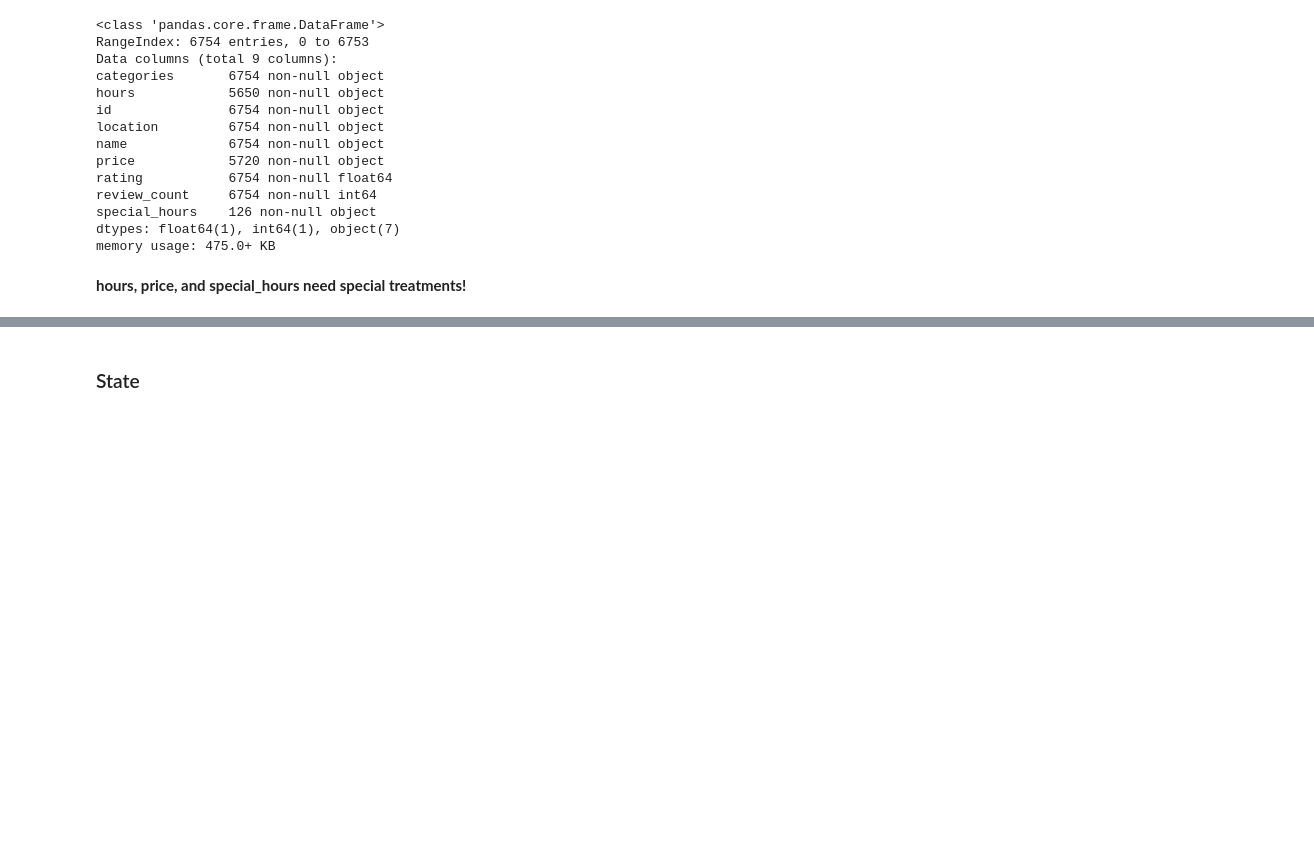
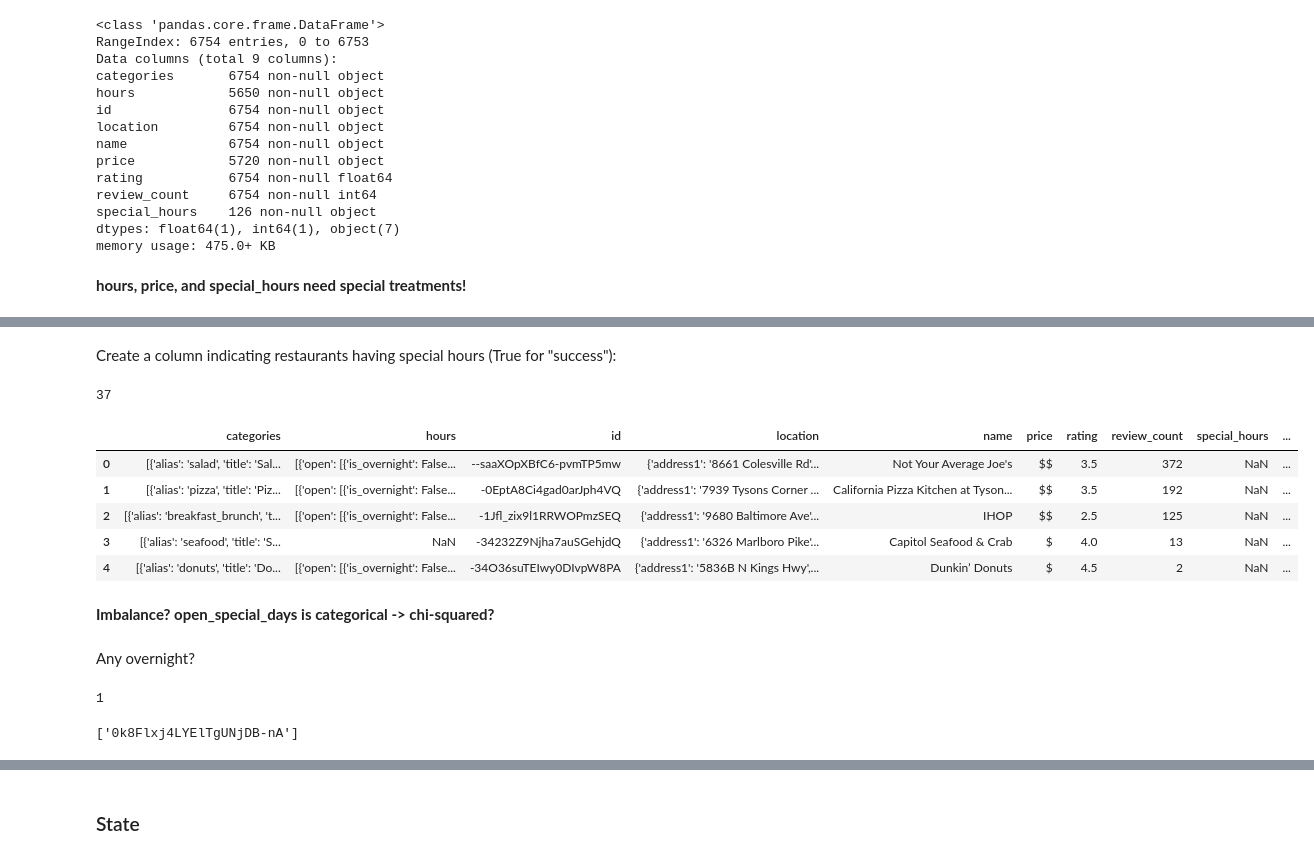
Before and after one commit to mzhou356/Mod3-Project, a Jupyter notebook: Data_Cleaning_for_Cuisines_and_Hours.ipynb, the cells around one changed output, grey strips where cells are left out. Drawn from its saved outputs; the diff is of its cells as text; code cells hidden in the pictures; blank space fills up the shorter version.

```diff
--- a/Data_Cleaning_for_Cuisines_and_Hours.ipynb
+++ b/Data_Cleaning_for_Cuisines_and_Hours.ipynb
@@ -86,0 +164,7 @@ memory usage: 475.0+ KB
+# %%
+test1 = []
+for row in range(len(hours)):
+    if hours.iloc[row].hours[0]["hours_type"] != "REGULAR":
+        test1.append(hours.iloc[row].id)
+print(len(test1))
+test1
@@ -86,0 +237,2 @@ memory usage: 475.0+ KB
+# %% [markdown]
+Create a column indicating restaurants having special hours (True for "success"):
@@ -86,0 +241,27 @@ memory usage: 475.0+ KB
+# %%
+print(sum(df.open_special_days))
+df.head()
+# %% [output]
+37
+|  | categories | hours | id | location | name | price | rating | review_count | special_hours | ... |
+| 0 | [{'alias': 'salad', 'title': 'Sal... | [{'open': [{'is_overnight': False... | --saaXOpXBfC6-pvmTP5mw | {'address1': '8661 Colesville Rd'... | Not Your Average Joe's | $$ | 3.5 | 372 | NaN | ... |
+| 1 | [{'alias': 'pizza', 'title': 'Piz... | [{'open': [{'is_overnight': False... | -0EptA8Ci4gad0arJph4VQ | {'address1': '7939 Tysons Corner ... | California Pizza Kitchen at Tyson... | $$ | 3.5 | 192 | NaN | ... |
+| 2 | [{'alias': 'breakfast_brunch', 't... | [{'open': [{'is_overnight': False... | -1Jfl_zix9l1RRWOPmzSEQ | {'address1': '9680 Baltimore Ave'... | IHOP | $$ | 2.5 | 125 | NaN | ... |
+| 3 | [{'alias': 'seafood', 'title': 'S... | NaN | -34232Z9Njha7auSGehjdQ | {'address1': '6326 Marlboro Pike'... | Capitol Seafood & Crab | $ | 4.0 | 13 | NaN | ... |
+| 4 | [{'alias': 'donuts', 'title': 'Do... | [{'open': [{'is_overnight': False... | -34O36suTEIwy0DIvpW8PA | {'address1': '5836B N Kings Hwy',... | Dunkin’ Donuts | $ | 4.5 | 2 | NaN | ... |
+# %% [markdown]
+**Imbalance? open_special_days is categorical -> chi-squared?**
+# %% [markdown]
+Any overnight?
+# %%
+open_overnight = []
+for row in range(len(special_hours)):
+    for sh in special_hours.iloc[row].special_hours:
+        if sh["is_overnight"] != None:
+            if sh["is_overnight"] != False:
+                open_overnight.append(special_hours.iloc[row].id)
+print(len(open_overnight))
+open_overnight
+# %% [output]
+1
+['0k8Flxj4LYElTgUNjDB-nA']
```
Also changed, not shown: parts of 24 cells of this notebook.
